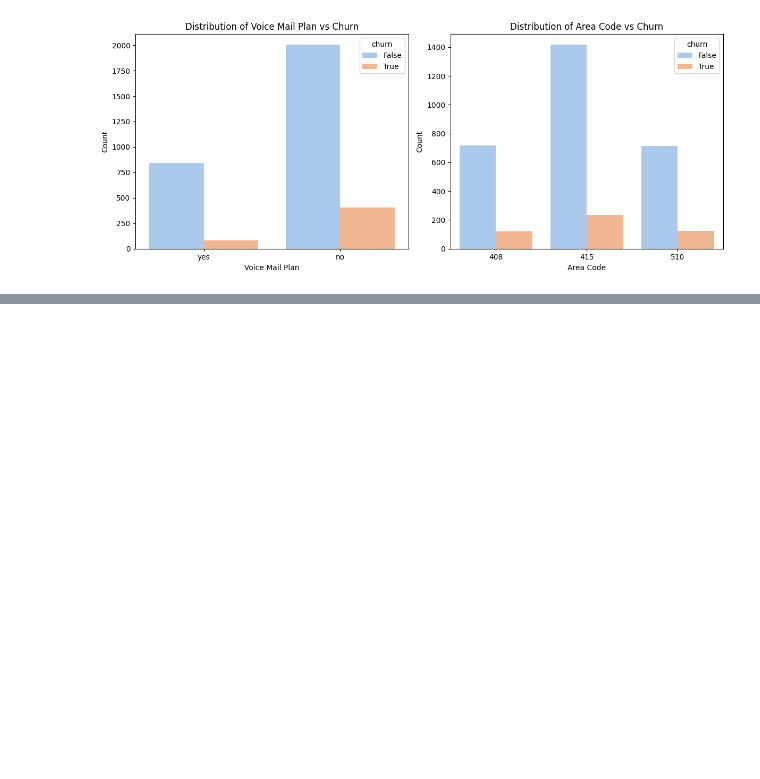
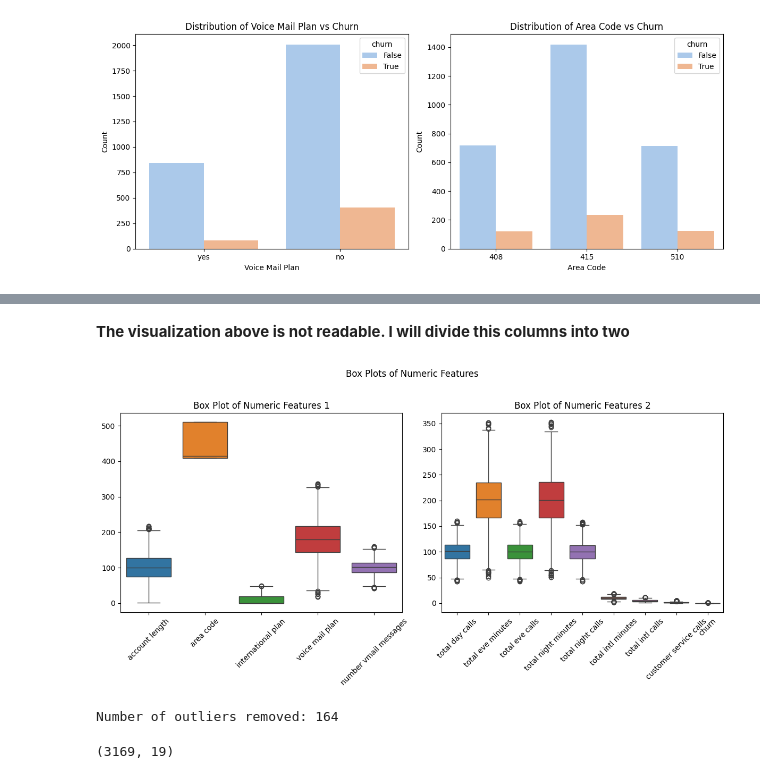
Before and after one commit to Jodhiamboapiyo/Classification-model, a Jupyter notebook: Submited.ipynb, the cells around one changed output, grey strips where cells are left out. Drawn from its saved outputs; the diff is of its cells as text; code cells hidden in the pictures; blank space fills up the shorter version.

```diff
--- a/Submited.ipynb
+++ b/Submited.ipynb
@@ -313,0 +412,42 @@ X_train, X_test, y_train, y_test = train_test_split(X, y, test_size=0.2, random_
+# %% [markdown]
+**The visualization above is not readable. I will divide this columns into two**
+# %%
+#Plotting the subplots
+df_columns1 = df_numeric_new.columns[:7]
+df_columns2 = df_numeric_new.columns[6:]
+
+#Create a figure with one row and two columns
+fig, axes = plt.subplots(nrows=1, ncols=2, figsize=(12, 6))
+
+# Create a boxplot for the first subset of columns in the first column
+sns.boxplot(data=df[df_columns1], ax=axes[0])
+axes[0].set_title('Box Plot of Numeric Features 1')
+axes[0].set_xticklabels(df_columns1, rotation=45)
+
+# Create a boxplot for the second subset of columns in the second column
+sns.boxplot(data=df[df_columns2], ax=axes[1])
+axes[1].set_title('Box Plot of Numeric Features 2')
+axes[1].set_xticklabels(df_columns2, rotation=45)
+
+#Figure subtitle
+plt.suptitle('Box Plots of Numeric Features', y=1.02)
+
+# Show the plot
+plt.tight_layout()
+plt.show()
+# %% [output]
+[figure, added]
+# %%
+# Remove outliers from the original DataFrame in place
+df.drop(df[outliers].index, inplace=True)
+
+# Print the number of outliers removed
+num_outliers_removed = outliers.sum()
+print(f"Number of outliers removed: {num_outliers_removed}")
+# %% [output]
+Number of outliers removed: 164
+# %%
+#Shape of the DT after removing the outliers
+df.shape
+# %% [output]
+(3169, 19)
```
Also changed, not shown: parts of 68 cells of this notebook.
